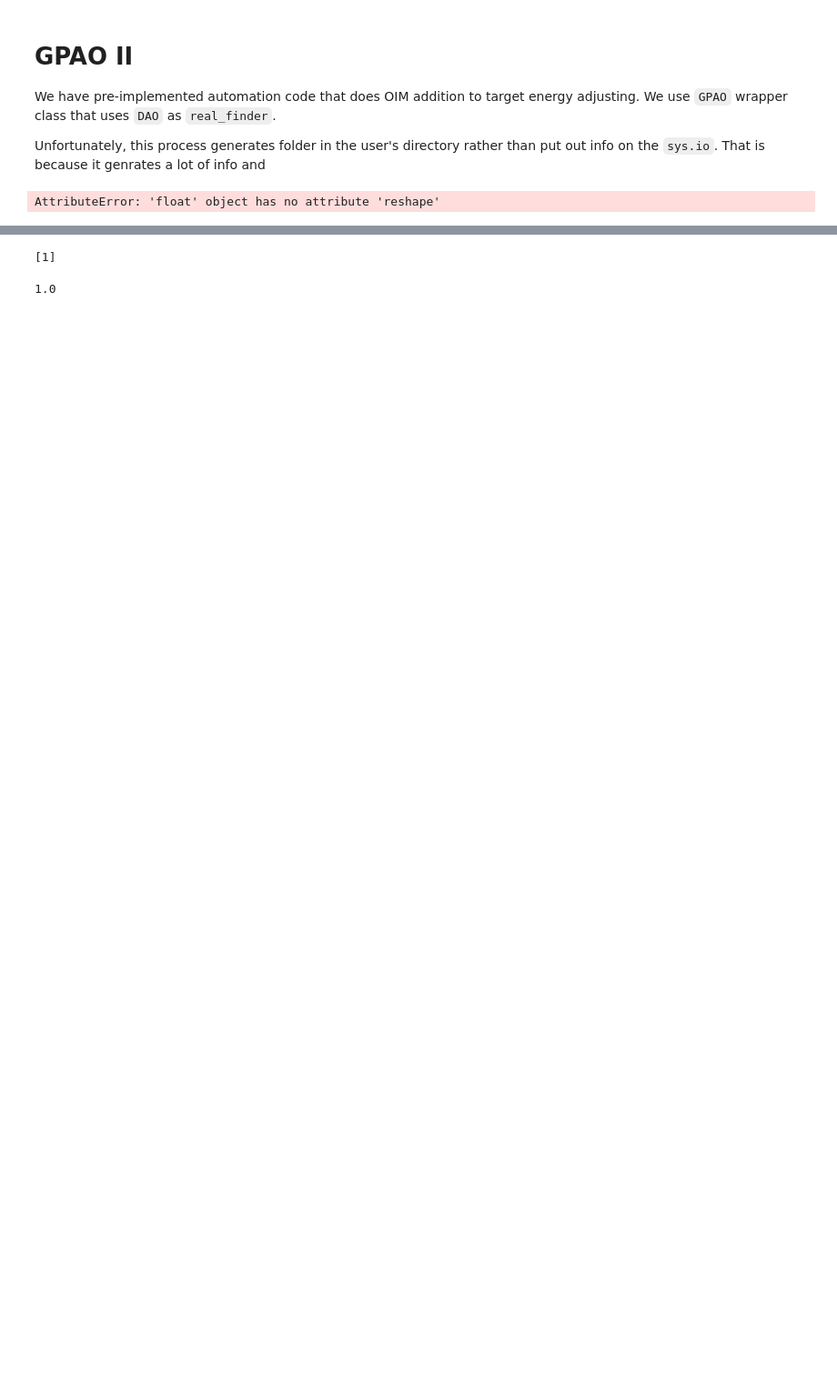
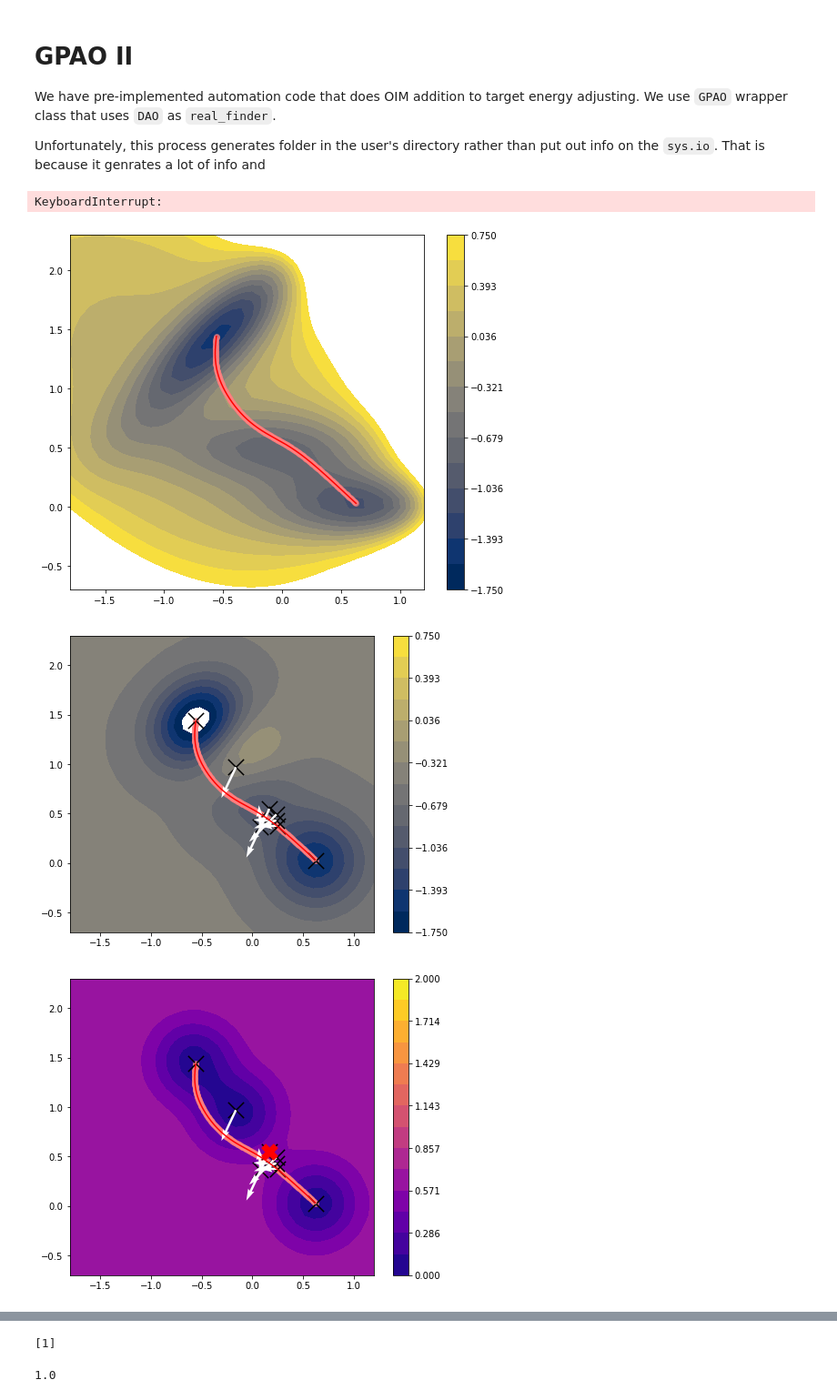
Before and after one commit to schinavro/taps, a Jupyter notebook: notebooks/GPAO_II.ipynb, the cells around one changed output, grey strips where cells are left out. Shown: that part at 91% size. Drawn from its saved outputs; the diff is of its cells as text; code cells hidden in the pictures; blank space fills up the shorter version.

```diff
--- a/notebooks/GPAO_II.ipynb
+++ b/notebooks/GPAO_II.ipynb
@@ -50,41 +52,47 @@ action_kwargs = {
 search_kwargs = {"method":"L-BFGS-B"}
 
 
-
-
 finder = DAO(action_kwargs=action_kwargs,
              search_kwargs=search_kwargs,
              prj=prj)
 
 maxtrial=200
 
 plot_kwargs = {"savefig":True, "gaussian": True, 'viewer': 'MullerBrown'}
 
 finder = GPAO(real_finder=finder, maxtrial=maxtrial,
               logfile=directory+trialn + name +'.log',
               label= directory + trialn + name,
               phase_kwargs={"Auto Et":{'Et_tol':0.05, 'cov_tol':0.01, 'Etol': 0.05},
                                 "Auto Et":{'Et_tol':0.05, 'cov_tol':0.01, 'Etol': 0.05}},
                   plot_kwargs=plot_kwargs)
 
 
 imgdb = ImageDatabase(filename="mullerbrown.db")
 
 
 model = MullerBrown()
 
-bounds = np.array([[1e-2, 5e1],   # sigma_f': 0
-                    [1e-2, 1.],   # l^2': 1
-                    [1e-6, 1e-5],  # sigma_n^e': 2
-                    [1e-7, 1e-6]])# sigma_n^f': 3
-
-regression = Regression(kernel_regression_kwargs={'method': 'L-BFGS-B',
-                                                 'bounds': bounds})
-model = Gaussian(real_model=model, regression=regression)
+model = Gaussian(real_model=model)
 
 paths = Paths(coords=coords, model=model, finder=finder, imgdb=imgdb)
 
+def regression(model, database):
+    from scipy.optimize import minimize, Bounds
+    from taps.models.gaussian import Likelihood
+    loss_fn = Likelihood(kernel=model.kernel, mean=model.mean, database=database, kernel_prj=model.prj)
+    x0 = model.kernel.get_hyperparameters()
+    # sigma_f, l^2, sigma_n^e, sigma_n^f
+    bounds = Bounds([1e-2, 1e-2, 1e-5, 1e-6], [5e1, 1e2, 1e-2, 1e-3])
+    res = minimize(loss_fn, x0, bounds=bounds, method='L-BFGS-B')
+    model.set_lambda(database, Θk=res.x)
+
+
 paths.add_image_data(index=[0, coords.N//3, -1])
+regression(model, imgdb)
 paths.search()
 # %% [output]
-AttributeError: 'float' object has no attribute 'reshape'
+KeyboardInterrupt:
+[figure, added]
+[figure, added]
+[figure, added]
```
Also changed, not shown: parts of 1 cell of this notebook, 20 other files.
